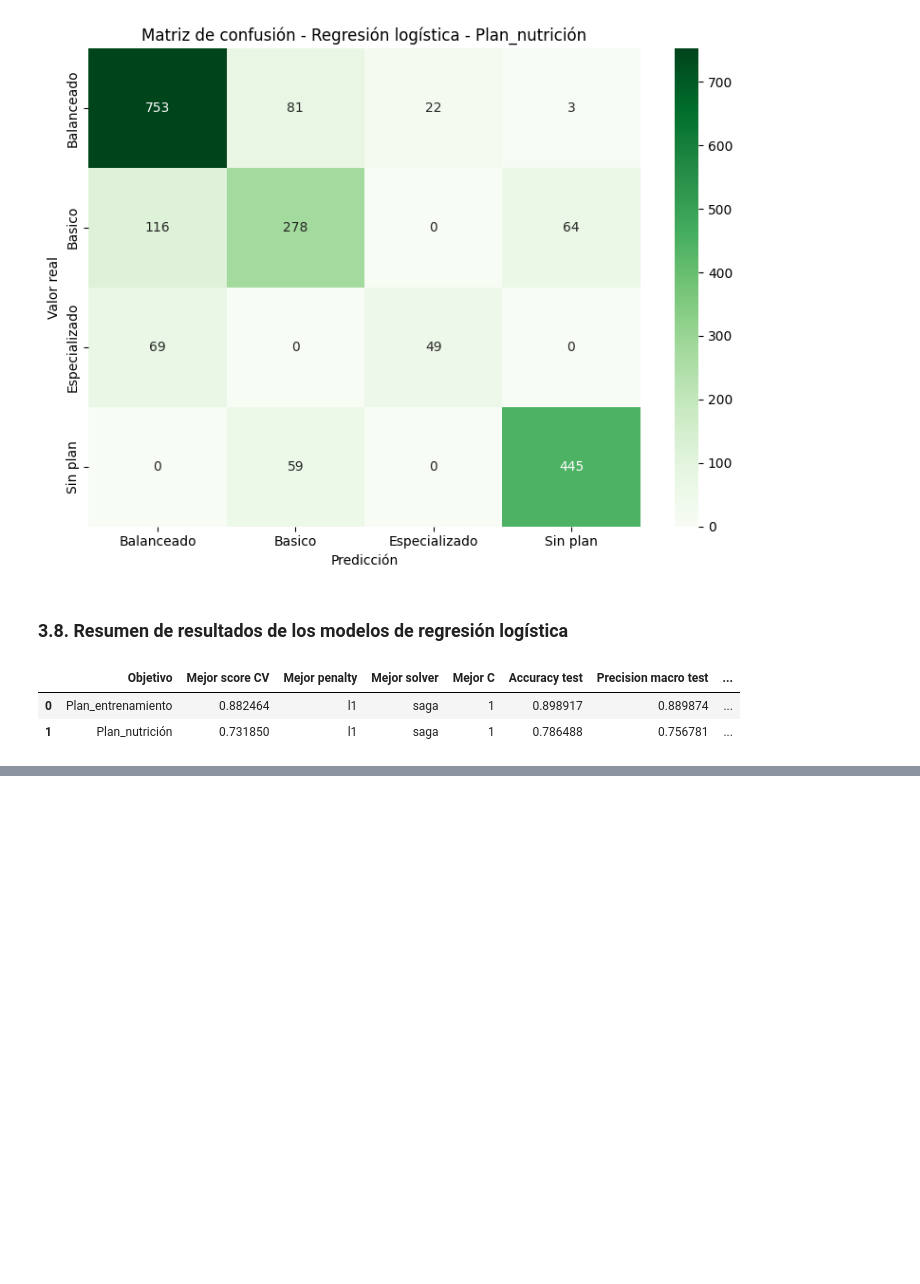
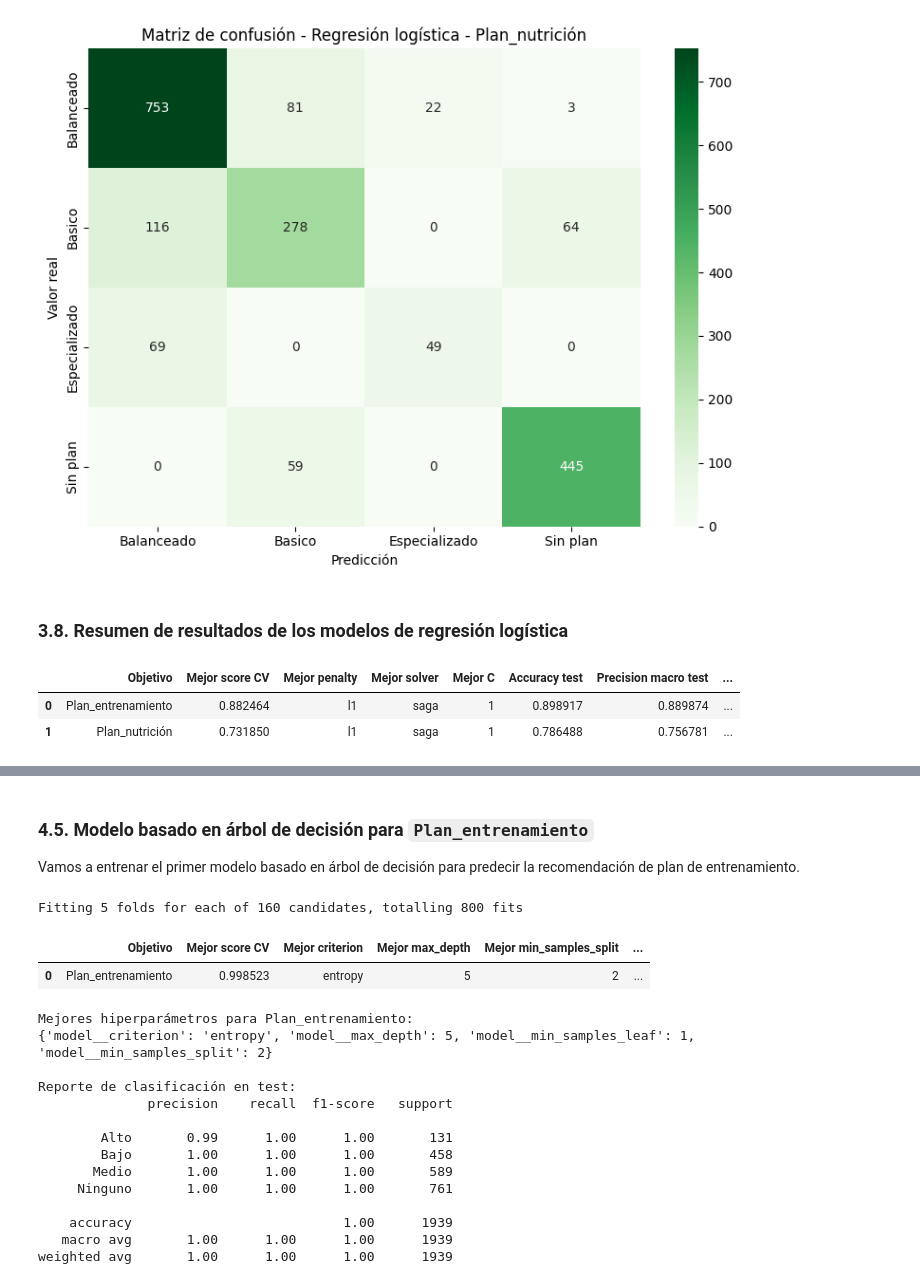
Before and after one commit to Dav1d10/MachineLearningLabs, a Jupyter notebook: Labs/Lab3.ipynb, the cells around one changed output, grey strips where cells are left out. Drawn from its saved outputs; the diff is of its cells as text; code cells hidden in the pictures; blank space fills up the shorter version.

```diff
--- a/Labs/Lab3.ipynb
+++ b/Labs/Lab3.ipynb
@@ -1100,0 +1199,41 @@ El rendimiento final sobre test se reporta mediante precisión, recall y F1-scor
+# %% [markdown]
+### 4.5. Modelo basado en árbol de decisión para `Plan_entrenamiento`
+
+Vamos a entrenar el primer modelo basado en árbol de decisión para predecir la recomendación de plan de entrenamiento.
+# %%
+tree_entrenamiento = entrenar_arbol_decision(
+    experimento=exp_tree_ent,
+    nombre_objetivo='Plan_entrenamiento',
+    scoring='f1_macro'
+)
+
+display(tree_entrenamiento['resultados'])
+
+#mejores hiperparametros y reporte de clasificación
+print("Mejores hiperparámetros para Plan_entrenamiento:")
+print(tree_entrenamiento['grid'].best_params_)
+
+print("\nReporte de clasificación en test:")
+print(classification_report(
+    tree_entrenamiento['y_test'],
+    tree_entrenamiento['y_pred'],
+    zero_division=0
+))
+# %% [output]
+Fitting 5 folds for each of 160 candidates, totalling 800 fits
+|  | Objetivo | Mejor score CV | Mejor criterion | Mejor max_depth | Mejor min_samples_split | ... |
+| 0 | Plan_entrenamiento | 0.998523 | entropy | 5 | 2 | ... |
+Mejores hiperparámetros para Plan_entrenamiento:
+{'model__criterion': 'entropy', 'model__max_depth': 5, 'model__min_samples_leaf': 1, 'model__min_samples_split': 2}
+
+Reporte de clasificación en test:
+              precision    recall  f1-score   support
+
+        Alto       0.99      1.00      1.00       131
+        Bajo       1.00      1.00      1.00       458
+       Medio       1.00      1.00      1.00       589
+     Ninguno       1.00      1.00      1.00       761
+
+    accuracy                           1.00      1939
+   macro avg       1.00      1.00      1.00      1939
+weighted avg       1.00      1.00      1.00      1939
```
Also changed, not shown: parts of 18 cells of this notebook.
